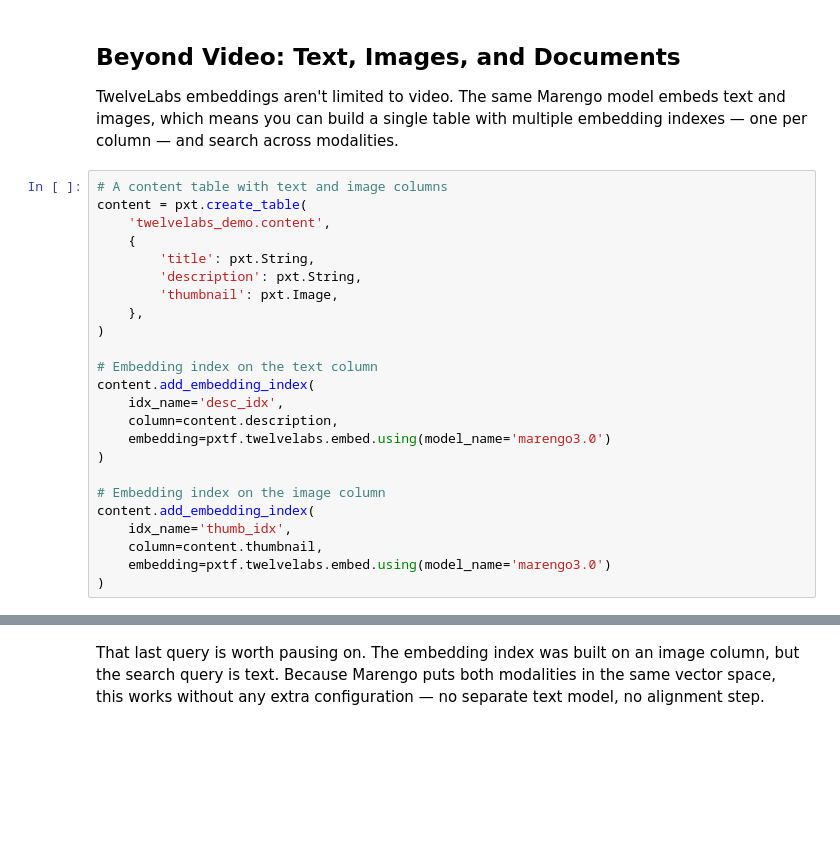
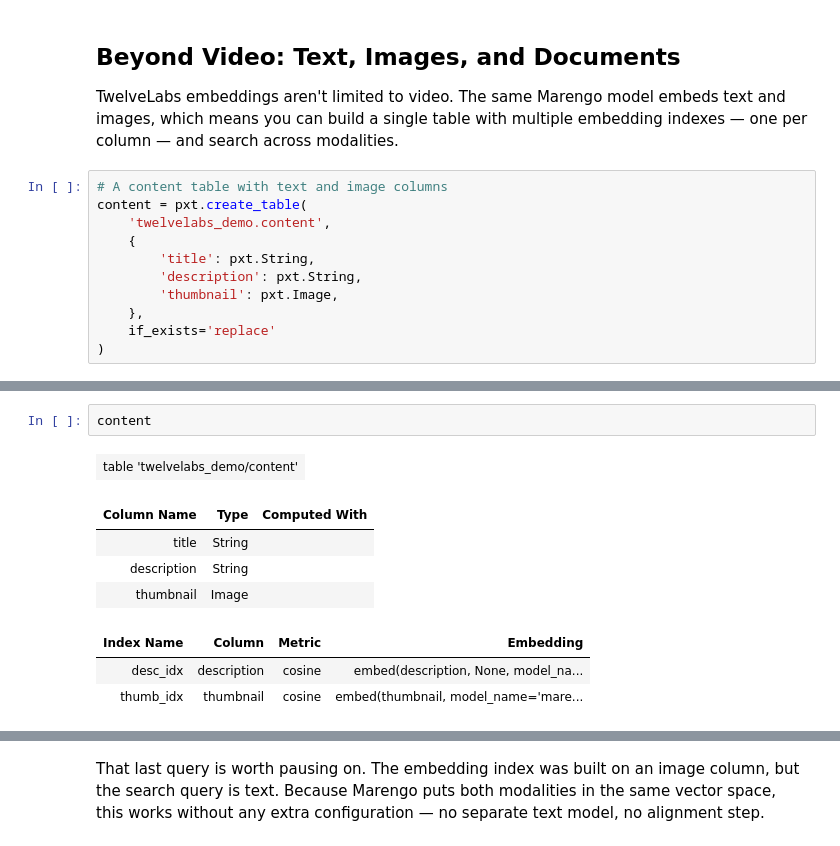
Before and after one commit to apreshill/mm-demo, a Jupyter notebook: halftime.ipynb, the cells around one changed output, grey strips where cells are left out. Saved outputs shown, nothing was run; the diff lists cells and outputs as text; blank space fills up the shorter version.

```diff
--- a/halftime.ipynb
+++ b/halftime.ipynb
@@ -231,18 +263,5 @@ content = pxt.create_table(
         'description': pxt.String,
         'thumbnail': pxt.Image,
     },
+    if_exists='replace'
 )
-
-# Embedding index on the text column
-content.add_embedding_index(
-    idx_name='desc_idx',
-    column=content.description,
-    embedding=pxtf.twelvelabs.embed.using(model_name='marengo3.0')
-)
-
-# Embedding index on the image column
-content.add_embedding_index(
-    idx_name='thumb_idx',
-    column=content.thumbnail,
-    embedding=pxtf.twelvelabs.embed.using(model_name='marengo3.0')
-)
@@ -249,3 +284,14 @@ content.add_embedding_index(
+# %%
+content
+# %% [output]
+| table 'twelvelabs_demo/content' |
+| Column Name | Type | Computed With |
+| title | String |  |
+| description | String |  |
+| thumbnail | Image |  |
+| Index Name | Column | Metric | Embedding |
+| desc_idx | description | cosine | embed(description, None, model_na... |
+| thumb_idx | thumbnail | cosine | embed(thumbnail, model_name='mare... |
 # %%
 content.insert([
     {
```
Also changed, not shown: parts of 16 cells of this notebook, 4 other files.
